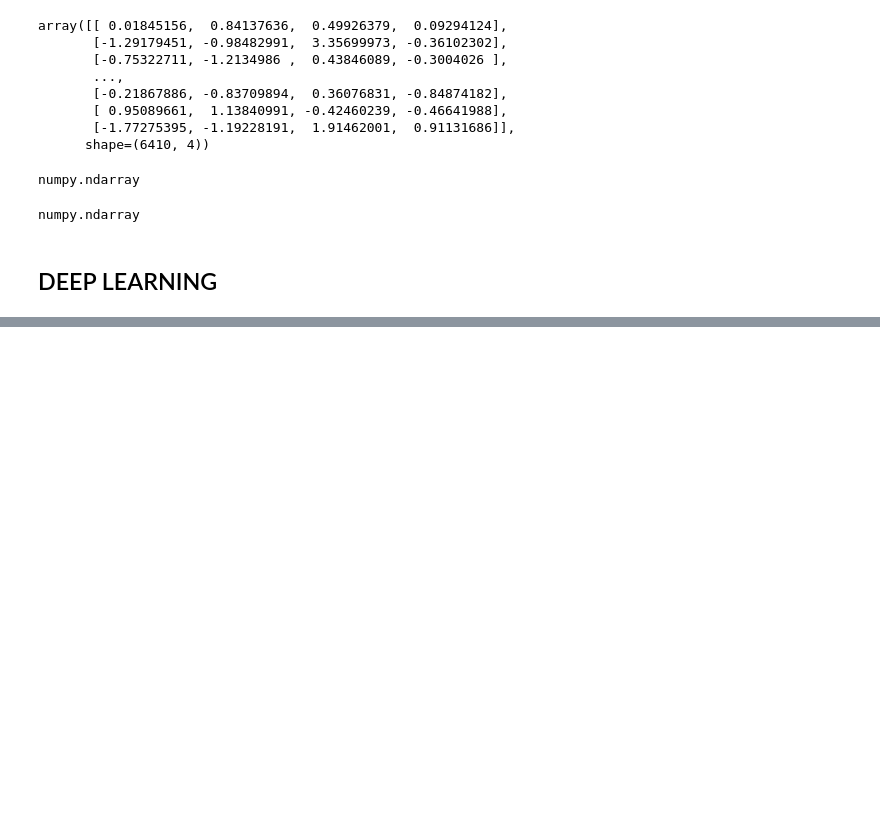
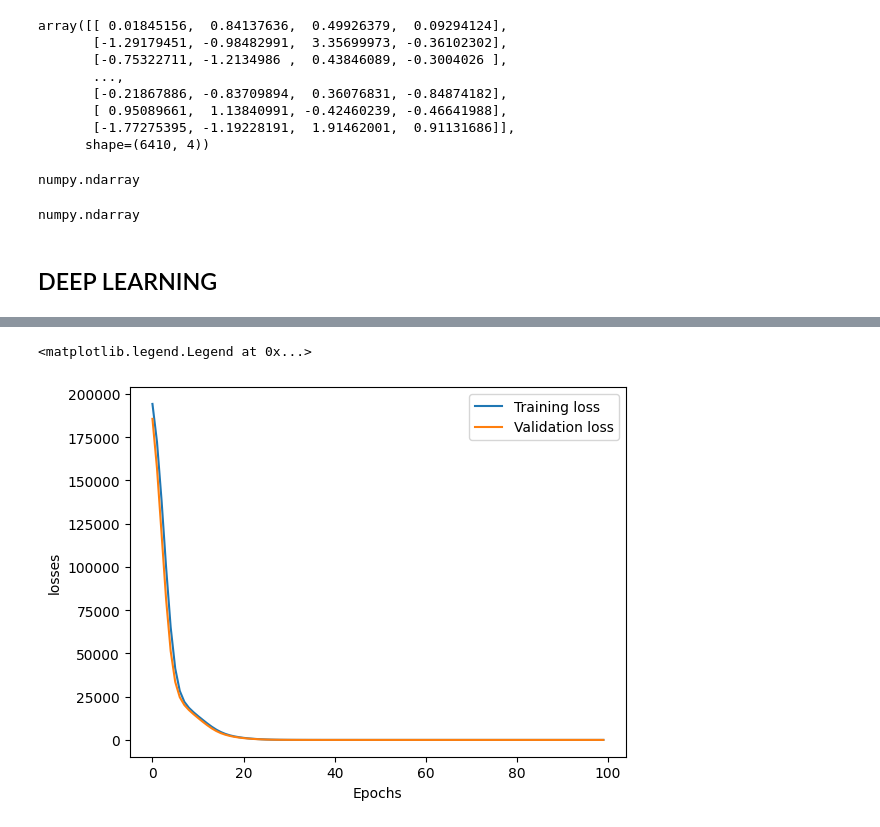
Before and after one commit to FatimaAjmal89/deep-learning-practice, a Jupyter notebook: project_dl1/ANN.ipynb, the cells around one changed output, grey strips where cells are left out. Drawn from its saved outputs; the diff is of its cells as text; code cells hidden in the pictures; blank space fills up the shorter version.

Commit message:
fixed typos and plot a graph for training and validationlosses

```diff
--- a/project_dl1/ANN.ipynb
+++ b/project_dl1/ANN.ipynb
@@ -116,8 +116,8 @@ for epoch in range(epochs):
 
         loss_runner += loss.item()  # loss is tensor ==> py float
 
-    epouch_train_loss = loss_runner / len(train_loader)
-    train_losses.append(epouch_train_loss)
+    epoch_train_loss = loss_runner / len(train_loader)
+    train_losses.append(epoch_train_loss)
 
     # validation
     val_loss_runner = 0.0
@@ -132,7 +132,7 @@ for epoch in range(epochs):
             val_loss_runner += loss.item()  # loss is tensor ==> py float
 
     epoch_val_loss = val_loss_runner / len(test_loader)
-    val_losses.append(epouch_val_loss)
+    val_losses.append(epoch_val_loss)
 
-    print(f"epoch is ${epoch+1}/{epochs} ===. train loss = ${epoch_val_loss} & val_loss = ${epouch_val_loss}")
+    print(f"epoch is ${epoch+1}/{epochs} ===. train loss = ${epoch_train_loss} & val_loss = ${epoch_val_loss}")
 # %% [output]
@@ -155,0 +156,18 @@ epoch is $98/100 ===. train loss = $19.645123409502435 & val_loss = $171828.3355
+# %%
+import matplotlib.pyplot as plt
+
+loss_df = pd.DataFrame({
+"Training_loss" : train_losses,
+"Validation_losses" :val_losses
+})
+
+plt.plot(loss_df["Training_loss"] , label = "Training loss")
+plt.plot(loss_df["Validation_losses"] , label = "Validation loss")
+
+plt.xlabel("Epochs")
+plt.ylabel("losses")
+
+plt.legend()
+# %% [output]
+<matplotlib.legend.Legend at 0x...>
+[figure, added]
```
Also changed, not shown: parts of 1 cell of this notebook.
